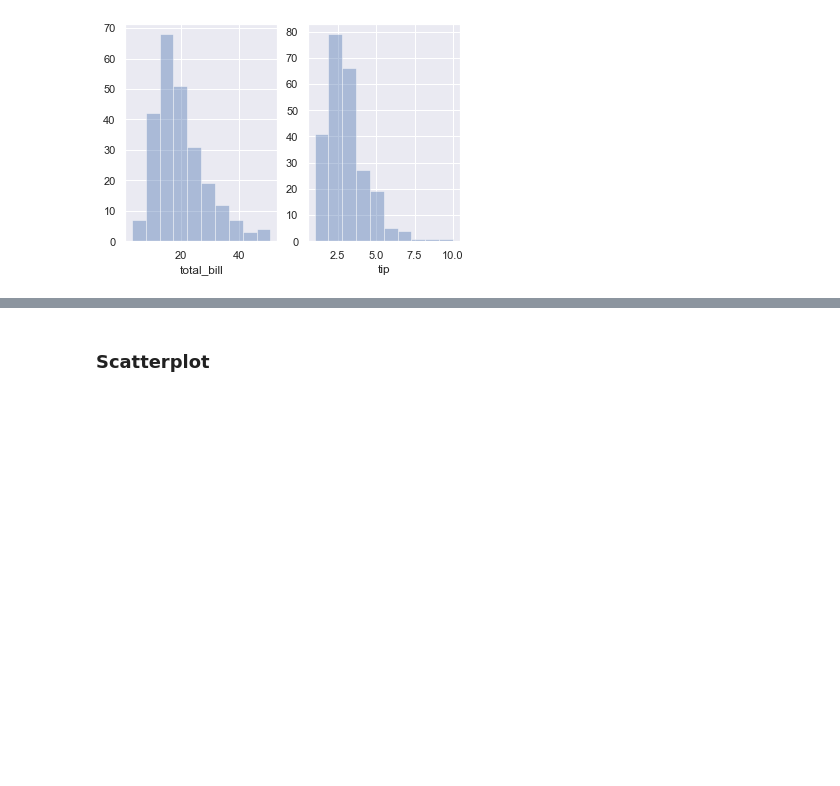
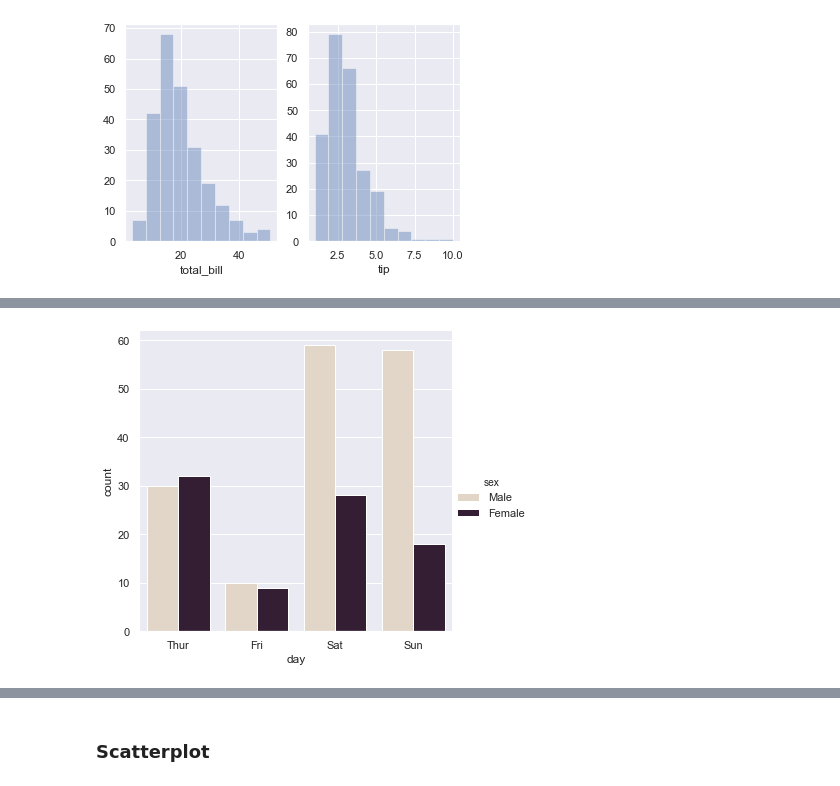
Before and after one commit to ANihill/Fundamentals-Assessment, a Jupyter notebook: Fundamentals of Data Analytics - Assessment.ipynb, the cells around one changed output, grey strips where cells are left out. Saved outputs shown, nothing was run; the diff lists cells and outputs as text; code cells hidden in the pictures; blank space fills up the shorter version.

```diff
--- a/Fundamentals of Data Analytics - Assessment.ipynb
+++ b/Fundamentals of Data Analytics - Assessment.ipynb
@@ -68,0 +73,5 @@ sns.distplot(tips['tip'], kde=False, bins=10);
+# %%
+# Count of number of customers each day separating male and female
+sns.catplot(x="day", hue="sex", kind="count", palette="ch:.25", data=tips);
+# %% [output]
+[figure, added]
```
Also changed, not shown: parts of 10 cells of this notebook.
